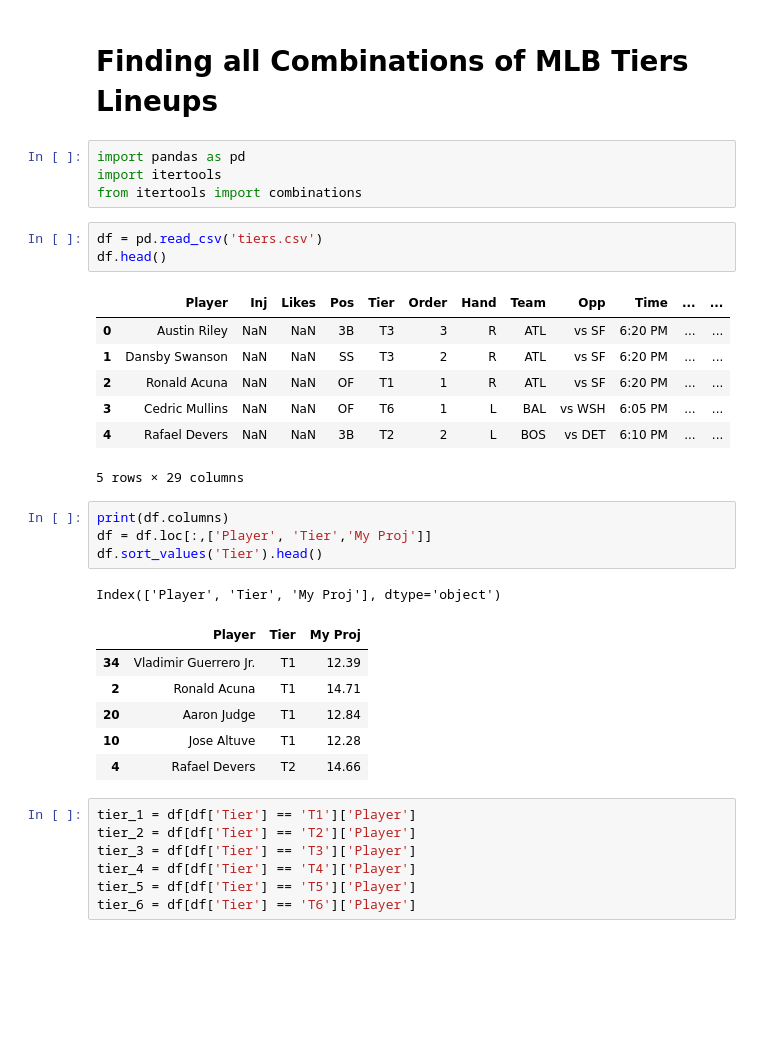
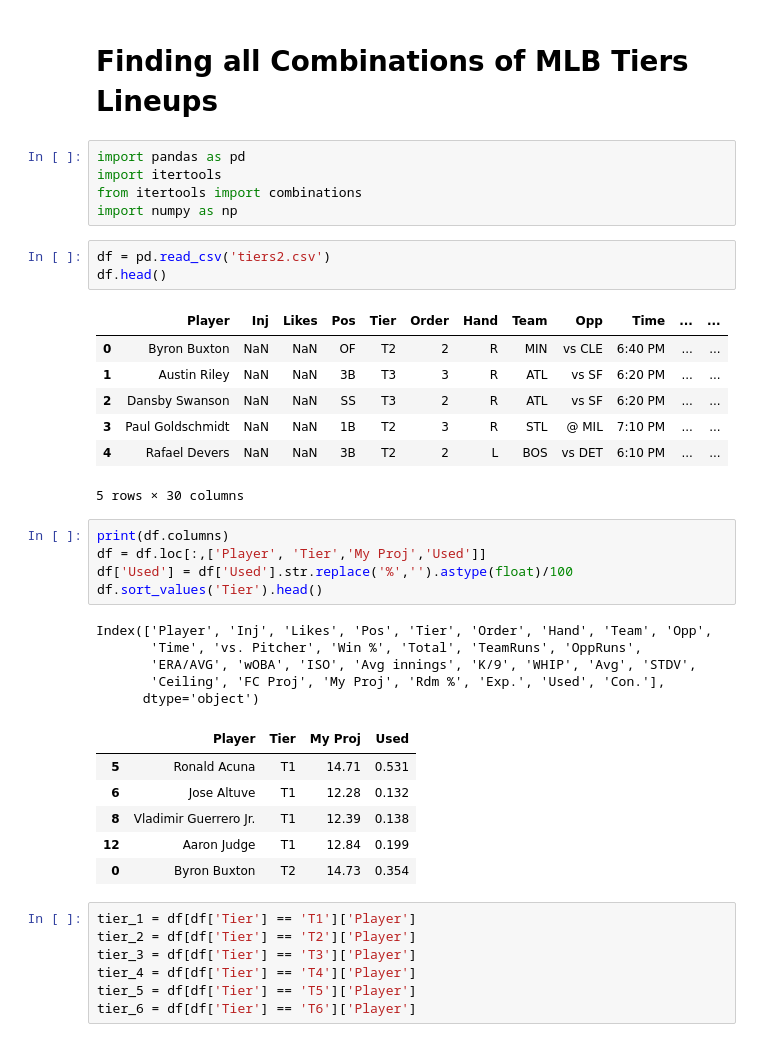
Before and after one commit to flaghunter21/DFS, a Jupyter notebook: MLB_Tiers.ipynb, the cells around one changed output. Cells and saved outputs as stored; diff of their text form; blank space fills up the shorter version.

```diff
--- a/MLB_Tiers.ipynb
+++ b/MLB_Tiers.ipynb
@@ -6,29 +6,35 @@
 import pandas as pd
 import itertools
 from itertools import combinations
+import numpy as np
 # %%
-df = pd.read_csv('tiers.csv')
+df = pd.read_csv('tiers2.csv')
 df.head()
 # %% [output]
 |  | Player | Inj | Likes | Pos | Tier | Order | Hand | Team | Opp | Time | ... | ... |
-| 0 | Austin Riley | NaN | NaN | 3B | T3 | 3 | R | ATL | vs SF | 6:20 PM | ... | ... |
-| 1 | Dansby Swanson | NaN | NaN | SS | T3 | 2 | R | ATL | vs SF | 6:20 PM | ... | ... |
-| 2 | Ronald Acuna | NaN | NaN | OF | T1 | 1 | R | ATL | vs SF | 6:20 PM | ... | ... |
-| 3 | Cedric Mullins | NaN | NaN | OF | T6 | 1 | L | BAL | vs WSH | 6:05 PM | ... | ... |
+| 0 | Byron Buxton | NaN | NaN | OF | T2 | 2 | R | MIN | vs CLE | 6:40 PM | ... | ... |
+| 1 | Austin Riley | NaN | NaN | 3B | T3 | 3 | R | ATL | vs SF | 6:20 PM | ... | ... |
+| 2 | Dansby Swanson | NaN | NaN | SS | T3 | 2 | R | ATL | vs SF | 6:20 PM | ... | ... |
+| 3 | Paul Goldschmidt | NaN | NaN | 1B | T2 | 3 | R | STL | @ MIL | 7:10 PM | ... | ... |
 | 4 | Rafael Devers | NaN | NaN | 3B | T2 | 2 | L | BOS | vs DET | 6:10 PM | ... | ... |
-5 rows × 29 columns
+5 rows × 30 columns
 # %%
 print(df.columns)
-df = df.loc[:,['Player', 'Tier','My Proj']]
+df = df.loc[:,['Player', 'Tier','My Proj','Used']]
+df['Used'] = df['Used'].str.replace('%','').astype(float)/100
 df.sort_values('Tier').head()
 # %% [output]
-Index(['Player', 'Tier', 'My Proj'], dtype='object')
+Index(['Player', 'Inj', 'Likes', 'Pos', 'Tier', 'Order', 'Hand', 'Team', 'Opp',
+       'Time', 'vs. Pitcher', 'Win %', 'Total', 'TeamRuns', 'OppRuns',
+       'ERA/AVG', 'wOBA', 'ISO', 'Avg innings', 'K/9', 'WHIP', 'Avg', 'STDV',
+       'Ceiling', 'FC Proj', 'My Proj', 'Rdm %', 'Exp.', 'Used', 'Con.'],
+      dtype='object')
-|  | Player | Tier | My Proj |
-| 34 | Vladimir Guerrero Jr. | T1 | 12.39 |
-| 2 | Ronald Acuna | T1 | 14.71 |
-| 20 | Aaron Judge | T1 | 12.84 |
-| 10 | Jose Altuve | T1 | 12.28 |
-| 4 | Rafael Devers | T2 | 14.66 |
+|  | Player | Tier | My Proj | Used |
+| 5 | Ronald Acuna | T1 | 14.71 | 0.531 |
+| 6 | Jose Altuve | T1 | 12.28 | 0.132 |
+| 8 | Vladimir Guerrero Jr. | T1 | 12.39 | 0.138 |
+| 12 | Aaron Judge | T1 | 12.84 | 0.199 |
+| 0 | Byron Buxton | T2 | 14.73 | 0.354 |
 # %%
 tier_1 = df[df['Tier'] == 'T1']['Player']
 tier_2 = df[df['Tier'] == 'T2']['Player']
```
Also changed, not shown: parts of 5 cells of this notebook.
